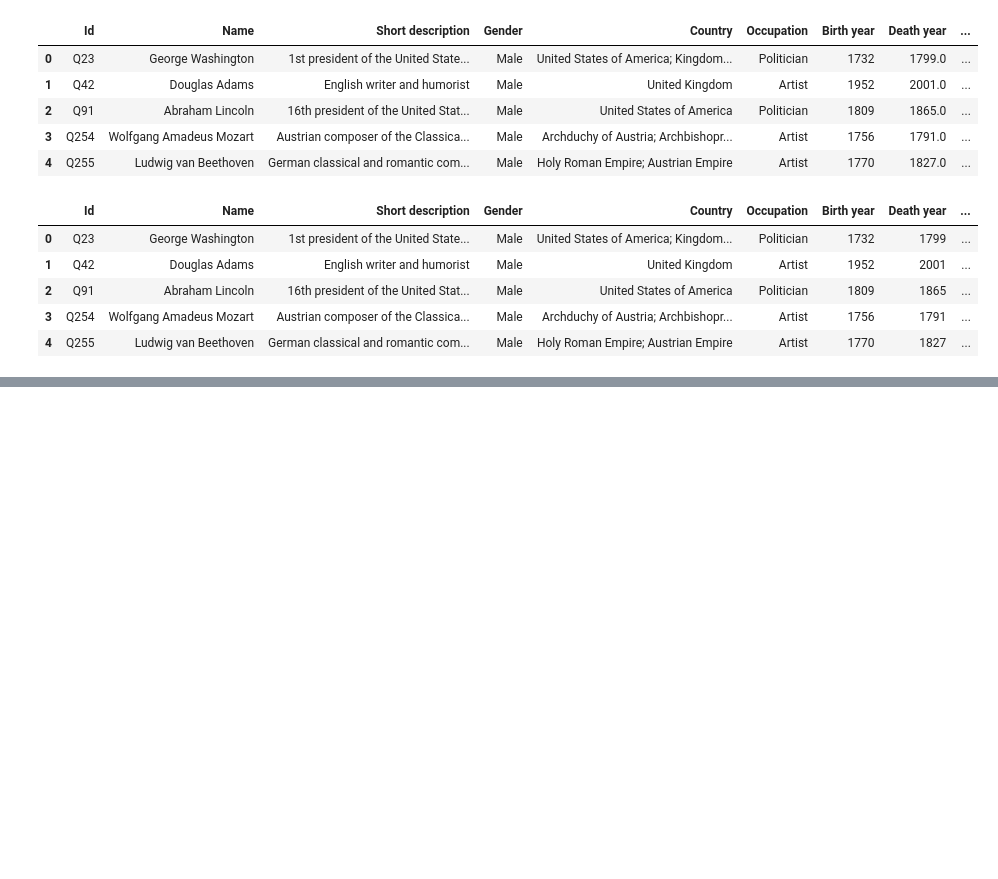
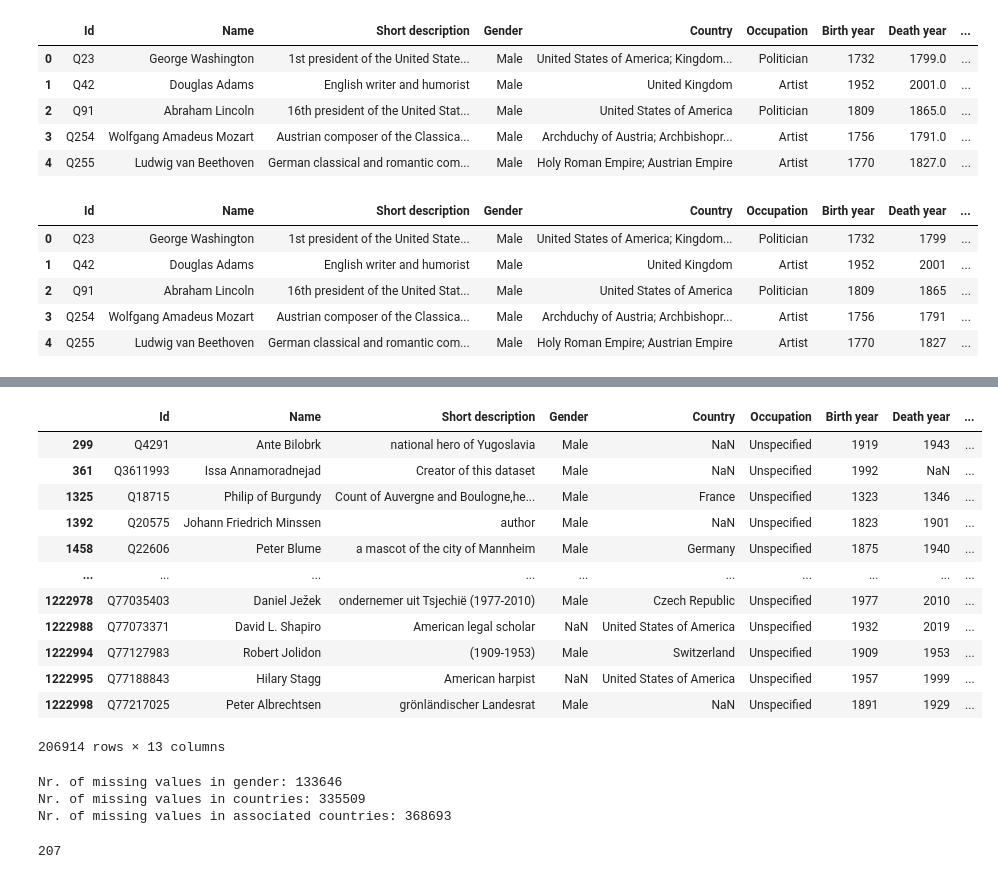
Before and after one commit to tomo960714/AgeVisualization, a Jupyter notebook: preprocess.ipynb, the cells around one changed output, grey strips where cells are left out. Saved outputs shown, nothing was run; the diff lists cells and outputs as text; code cells hidden in the pictures; blank space fills up the shorter version.

```diff
--- a/preprocess.ipynb
+++ b/preprocess.ipynb
@@ -64,0 +95,32 @@ df.head()
+# %%
+#show me the rows where the occupation is "Unspecified"
+df[df["Occupation"] == "Unspecified"]
+# %% [output]
+|  | Id | Name | Short description | Gender | Country | Occupation | Birth year | Death year | ... |
+| 299 | Q4291 | Ante Bilobrk | national hero of Yugoslavia | Male | NaN | Unspecified | 1919 | 1943 | ... |
+| 361 | Q3611993 | Issa Annamoradnejad | Creator of this dataset | Male | NaN | Unspecified | 1992 | NaN | ... |
+| 1325 | Q18715 | Philip of Burgundy | Count of Auvergne and Boulogne,he... | Male | France | Unspecified | 1323 | 1346 | ... |
+| 1392 | Q20575 | Johann Friedrich Minssen | author | Male | NaN | Unspecified | 1823 | 1901 | ... |
+| 1458 | Q22606 | Peter Blume | a mascot of the city of Mannheim | Male | Germany | Unspecified | 1875 | 1940 | ... |
+| ... | ... | ... | ... | ... | ... | ... | ... | ... | ... |
+| 1222978 | Q77035403 | Daniel Ježek | ondernemer uit Tsjechië (1977-2010) | Male | Czech Republic | Unspecified | 1977 | 2010 | ... |
+| 1222988 | Q77073371 | David L. Shapiro | American legal scholar | NaN | United States of America | Unspecified | 1932 | 2019 | ... |
+| 1222994 | Q77127983 | Robert Jolidon | (1909-1953) | Male | Switzerland | Unspecified | 1909 | 1953 | ... |
+| 1222995 | Q77188843 | Hilary Stagg | American harpist | NaN | United States of America | Unspecified | 1957 | 1999 | ... |
+| 1222998 | Q77217025 | Peter Albrechtsen | grönländischer Landesrat | Male | NaN | Unspecified | 1891 | 1929 | ... |
+206914 rows × 13 columns
+# %%
+#Count NaN values in diff columns
+# count the number of Nan in the column "gender"
+print(f'Nr. of missing values in gender: {len(df[df["Gender"].isna()])}')
+print(f'Nr. of missing values in countries: {len(df[df["Country"].isna()])}')
+print(f'Nr. of missing values in associated countries: {len(df[df["Associated Countries"].isna()])}')
+# %% [output]
+Nr. of missing values in gender: 133646
+Nr. of missing values in countries: 335509
+Nr. of missing values in associated countries: 368693
+# %%
+# count unique manner of deaths
+len(df["Manner of death"].unique())
+# %% [output]
+207
```
Also changed, not shown: parts of 9 cells of this notebook.
